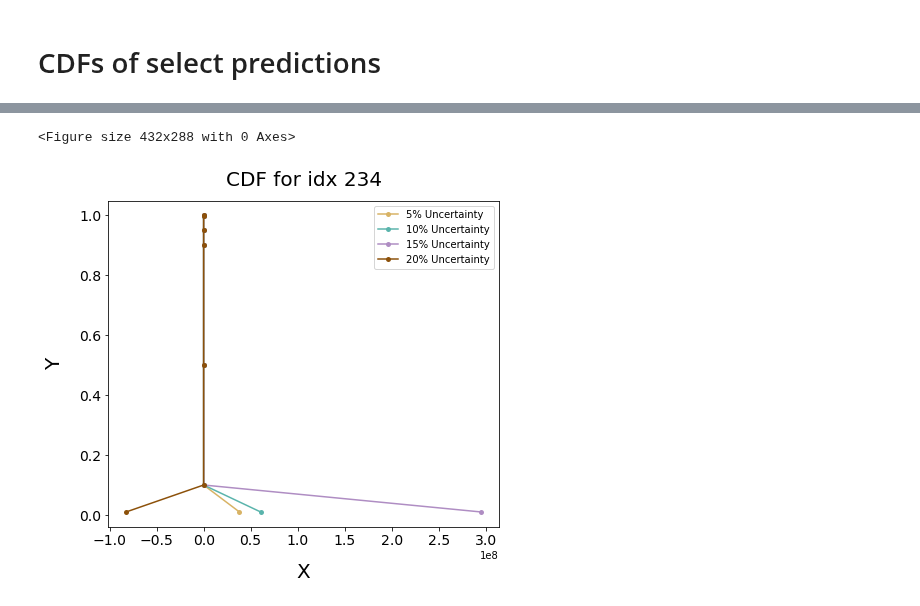
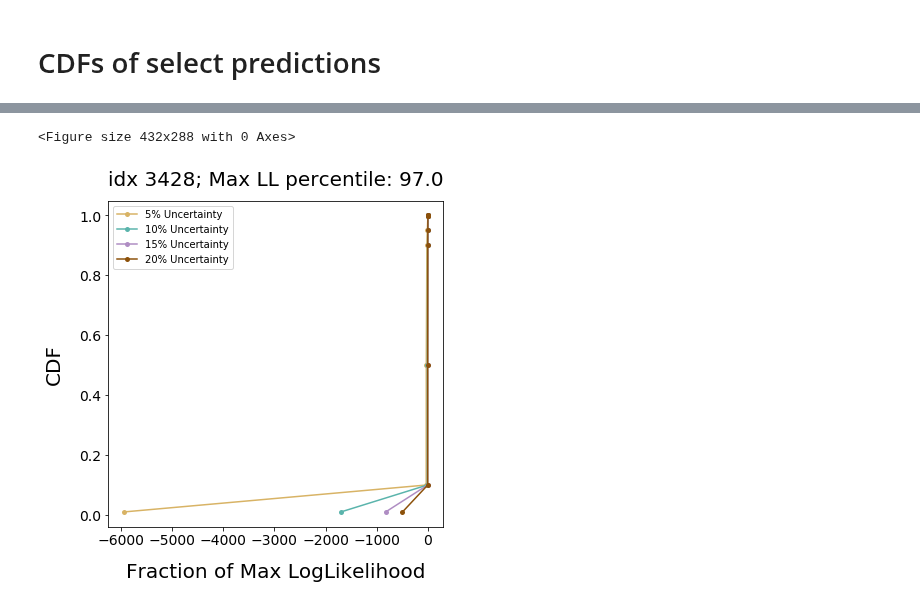
Before and after one commit to opotowsky/like-me-fuel, a Jupyter notebook: jupyter_notebooks/htc_mll_results.ipynb, the cells around one changed output, grey strips where cells are left out. Cells and saved outputs as stored; diff of their text form; code cells hidden in the pictures.

Commit message:
first results for cdf plots

```diff
--- a/jupyter_notebooks/htc_mll_results.ipynb
+++ b/jupyter_notebooks/htc_mll_results.ipynb
@@ -128,23 +138,25 @@ cdf0
 # %%
-def plot_cdfs(idx, dfname):
+def plot_cdfs(idx, dfname, ll_percentile):
+
     df0 = dfs['df' + dfname + '0']
     df1 = dfs['df' + dfname + '1']
     df2 = dfs['df' + dfname + '2']
     df3 = dfs['df' + dfname + '3']
 
-    cdf0 = [df0[name].iloc[idx] for name in CDF_names] #[df0['MaxLogLL'].iloc[idx], df0['2ndMaxLogLL'].iloc[idx]] +
-    cdf1 = [df1[name].iloc[idx] for name in CDF_names] #[df1['MaxLogLL'].iloc[idx], df1['2ndMaxLogLL'].iloc[idx]] +
-    cdf2 = [df2[name].iloc[idx] for name in CDF_names] #[df2['MaxLogLL'].iloc[idx], df2['2ndMaxLogLL'].iloc[idx]] +
-    cdf3 = [df3[name].iloc[idx] for name in CDF_names] #[df3['MaxLogLL'].iloc[idx], df3['2ndMaxLogLL'].iloc[idx]] +
+    cdf0 = [df0['MaxLogLL'].iloc[idx], df0['2ndMaxLogLL'].iloc[idx]] + [df0[name].iloc[idx] for name in CDF_names]
+    cdf1 = [df1['MaxLogLL'].iloc[idx], df1['2ndMaxLogLL'].iloc[idx]] + [df1[name].iloc[idx] for name in CDF_names]
+    cdf2 = [df2['MaxLogLL'].iloc[idx], df2['2ndMaxLogLL'].iloc[idx]] + [df2[name].iloc[idx] for name in CDF_names]
+    cdf3 = [df3['MaxLogLL'].iloc[idx], df3['2ndMaxLogLL'].iloc[idx]] + [df3[name].iloc[idx] for name in CDF_names]
 
-    y = CDF_percentiles
-    x0 = cdf0 / df0['MaxLogLL'].iloc[idx]
-    x1 = cdf1 / df1['MaxLogLL'].iloc[idx]
-    x2 = cdf2 / df2['MaxLogLL'].iloc[idx]
-    x3 = cdf3 / df3['MaxLogLL'].iloc[idx]
+    max2_quantile = (len(df0) - 1) / len(df0)
+    y = [1, max2_quantile] + CDF_percentiles
+    x0 = list(cdf0 / df0['MaxLogLL'].iloc[idx])
+    x1 = list(cdf1 / df1['MaxLogLL'].iloc[idx])
+    x2 = list(cdf2 / df2['MaxLogLL'].iloc[idx])
+    x3 = list(cdf3 / df3['MaxLogLL'].iloc[idx])
 
     plt.clf()
-    fig = plt.figure(figsize=(7,6))
+    fig = plt.figure(figsize=(6,6))
     ax = fig.add_subplot(111)
 
     ax.plot(x0, y, 'o-', color=colors['MBrwn'], mew=0, ms=5, label="5% Uncertainty")
@@ -152,17 +164,20 @@ def plot_cdfs(idx, dfname):
     ax.plot(x2, y, 'o-', color=colors['MPurp'], mew=0, ms=5, label="15% Uncertainty")
     ax.plot(x3, y, 'o-', color=colors['DBrwn'], mew=0, ms=5, label="20% Uncertainty")
 
-    ax.set_title('CDF for idx ' + str(idx), fontsize=20, pad=15)
-    ax.set_xlabel('X', fontsize=20, labelpad=15)
-    ax.set_ylabel('Y', fontsize=20, labelpad=15)
+    ax.set_title('idx ' + str(idx) + '; Max LL percentile: ' + str(ll_percentile * 100), fontsize=20, pad=15)
+    ax.set_xlabel('Fraction of Max LogLikelihood', fontsize=20, labelpad=15)
+    ax.set_ylabel('CDF', fontsize=20, labelpad=15)
 
     ax.tick_params(labelsize=14)
     ax.legend(loc='best')#'right', bbox_to_anchor=(1.4, 0.5))
     plt.show()
 
-    #plt.savefig('cdf_idx_' + str(idx) + '.png', bbox_inches='tight', transparent=True)
+    #fig.savefig('../plots/test.png', transparent=True)
+    fig.savefig('../plots/cdf_' + dfname + '_idx' + str(idx) + '.png', bbox_inches='tight', transparent=True)
-# %%
-plot_cdfs(234, 'Sfco')
-# %% [output]
-<Figure size 432x288 with 0 Axes>
-[figure, removed]
+# %%
+# quants = [1, 0.99, 0.98, 0.97]
+# idxs_to_plot = [23922, 21141, 23952, 3428]
+plot_cdfs(3428, 'Tamu', 0.97)
+# %% [output]
+<Figure size 432x288 with 0 Axes>
+[figure, added]
```
Also changed, not shown: parts of 7 cells of this notebook, 4 other files.
